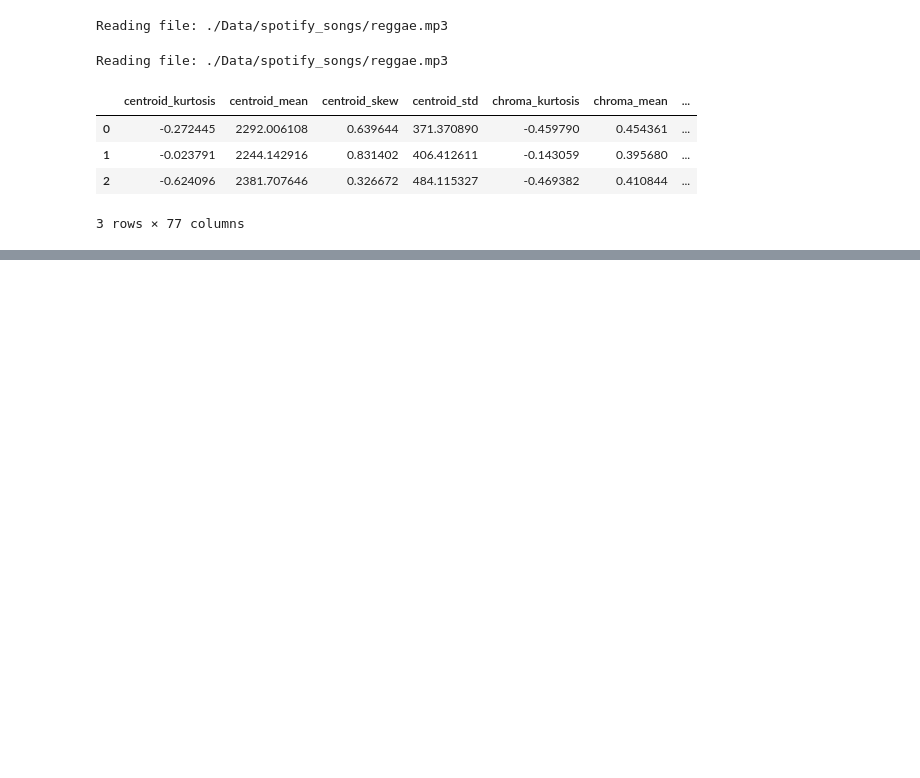
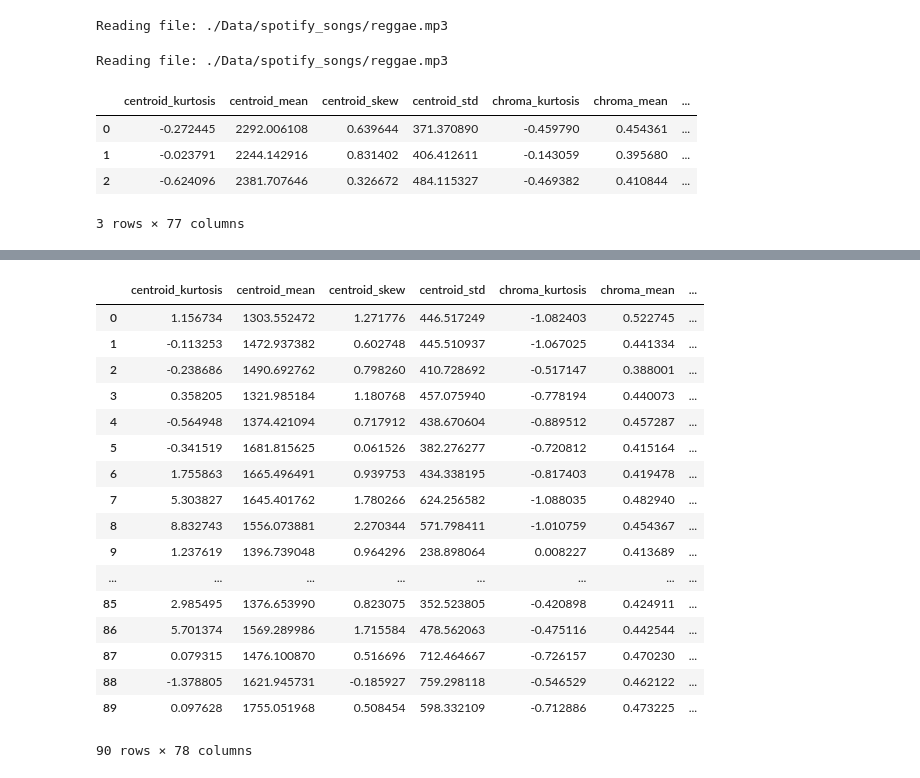
Before and after one commit to maxsanchezdp/final_project_data, a Jupyter notebook: feature_extraction-Copy1.ipynb, the cells around one changed output, grey strips where cells are left out. Drawn from its saved outputs; the diff is of its cells as text; code cells hidden in the pictures; blank space fills up the shorter version.

```diff
--- a/feature_extraction-Copy1.ipynb
+++ b/feature_extraction-Copy1.ipynb
@@ -17,7 +17,7 @@ spoty_dir='./Data/spotify_songs/'
 genres = {'blues': 0, 'classical': 1, 'country': 2, 'disco': 3, 'hiphop': 4,
           'jazz': 5, 'metal': 6, 'pop': 7, 'reggae': 8, 'rock': 9}
 # %%
-def split_songs(X, window = 0.2, overlap = 0.5):
+def split_songs(X, window, overlap):
     """
     Function to split a song into multiple songs.
     """
@@ -61,8 +61,8 @@ def get_features(y, sr, n_fft = 1024, hop_length = 512):
         for k, v in descriptors.items():
             result[f'{k}_mean'] = np.mean(v)
             result[f'{k}_std'] = np.std(v)
-            result['{}_kurtosis'.format(k)] = kurtosis(v)
-            result['{}_skew'.format(k)] = skew(v)
+            result[f'{k}_kurtosis'] = kurtosis(v)
+            result[f'{k}_skew'] = skew(v)
         return result
 
     dict_agg_features = get_moments(features)
@@ -72,7 +72,7 @@ def get_features(y, sr, n_fft = 1024, hop_length = 512):
 
     return dict_agg_features
 # %%
-def read_process_songs(src_dir, debug = True):
+def read_process_songs(src_dir, window=0.2, overlap=0.5, debug = True):
     arr_features = []
 
     # Read files from the folders
@@ -88,10 +88,10 @@ def read_process_songs(src_dir, debug = True):
 
                 # Debug process
                 if debug:
-                    print("Reading file: {}".format(file_name))
+                    print(f"Reading file: {file_name}")
 
                 #Split songs:
-                samples=split_songs(signal)
+                samples=split_songs(signal,window,overlap)
 
                 # Append the result to the data structure
                 for s in samples:
@@ -247,0 +254,3 @@ dfs3.to_csv('./Features/fsp3.csv',index=False)
+# %%
+feats=read_process_songs(test_dir,debug=True)
+df=pd.DataFrame(feats)
@@ -247,0 +268,21 @@ dfs3.to_csv('./Features/fsp3.csv',index=False)
+# %%
+df
+# %% [output]
+|  | centroid_kurtosis | centroid_mean | centroid_skew | centroid_std | chroma_kurtosis | chroma_mean | ... |
+| 0 | 1.156734 | 1303.552472 | 1.271776 | 446.517249 | -1.082403 | 0.522745 | ... |
+| 1 | -0.113253 | 1472.937382 | 0.602748 | 445.510937 | -1.067025 | 0.441334 | ... |
+| 2 | -0.238686 | 1490.692762 | 0.798260 | 410.728692 | -0.517147 | 0.388001 | ... |
+| 3 | 0.358205 | 1321.985184 | 1.180768 | 457.075940 | -0.778194 | 0.440073 | ... |
+| 4 | -0.564948 | 1374.421094 | 0.717912 | 438.670604 | -0.889512 | 0.457287 | ... |
+| 5 | -0.341519 | 1681.815625 | 0.061526 | 382.276277 | -0.720812 | 0.415164 | ... |
+| 6 | 1.755863 | 1665.496491 | 0.939753 | 434.338195 | -0.817403 | 0.419478 | ... |
+| 7 | 5.303827 | 1645.401762 | 1.780266 | 624.256582 | -1.088035 | 0.482940 | ... |
+| 8 | 8.832743 | 1556.073881 | 2.270344 | 571.798411 | -1.010759 | 0.454367 | ... |
+| 9 | 1.237619 | 1396.739048 | 0.964296 | 238.898064 | 0.008227 | 0.413689 | ... |
+| ... | ... | ... | ... | ... | ... | ... | ... |
+| 85 | 2.985495 | 1376.653990 | 0.823075 | 352.523805 | -0.420898 | 0.424911 | ... |
+| 86 | 5.701374 | 1569.289986 | 1.715584 | 478.562063 | -0.475116 | 0.442544 | ... |
+| 87 | 0.079315 | 1476.100870 | 0.516696 | 712.464667 | -0.726157 | 0.470230 | ... |
+| 88 | -1.378805 | 1621.945731 | -0.185927 | 759.298118 | -0.546529 | 0.462122 | ... |
+| 89 | 0.097628 | 1755.051968 | 0.508454 | 598.332109 | -0.712886 | 0.473225 | ... |
+90 rows × 78 columns
```
Also changed, not shown: parts of 3 cells of this notebook, 12 other files.
